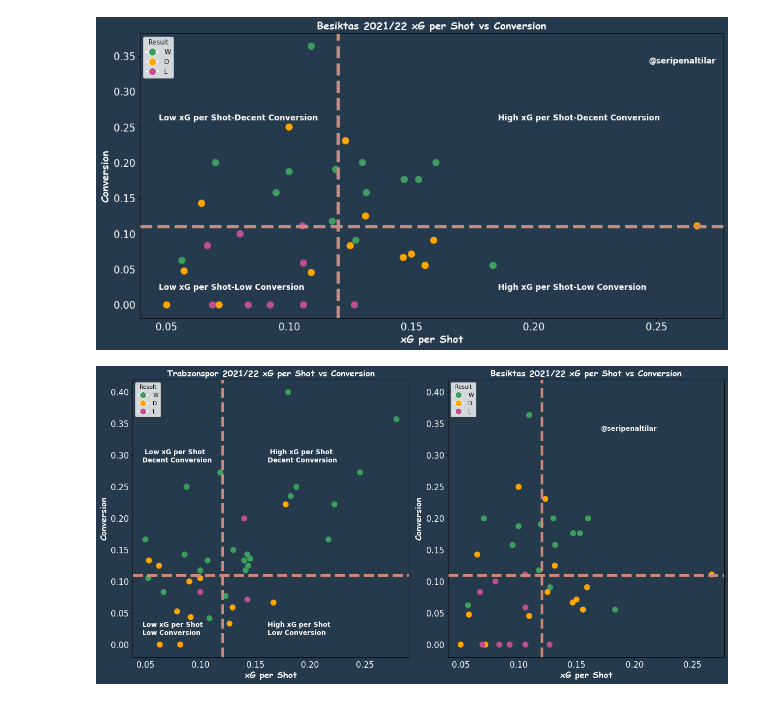
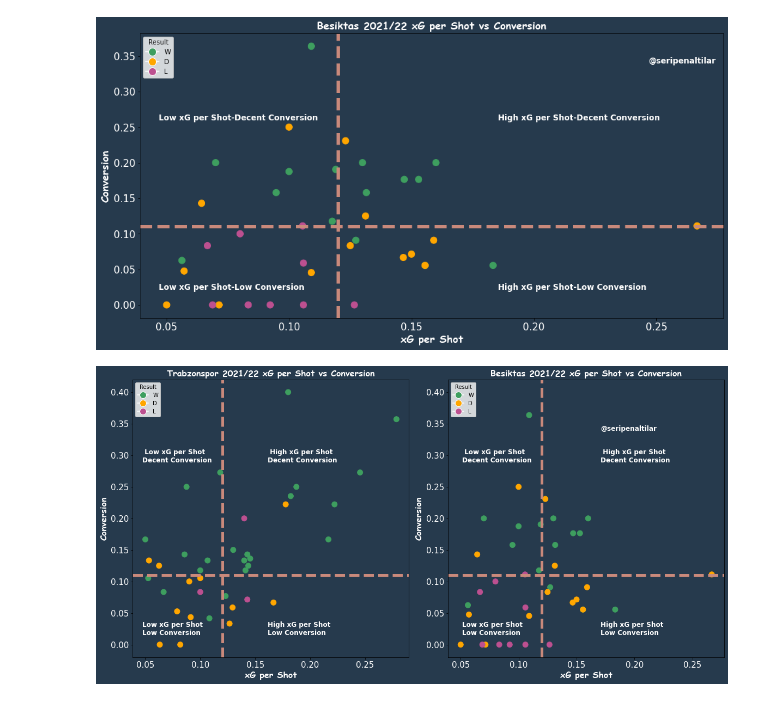
Before and after one commit to cabulut/totalfootball, a Jupyter notebook: Conversion vs xG per Shot.ipynb, the cells around one changed output. Cells and saved outputs as stored; diff of their text form; code cells hidden in the pictures.

Commit message:
conversion vs xG per shot

```diff
--- a/Conversion vs xG per Shot.ipynb
+++ b/Conversion vs xG per Shot.ipynb
@@ -172,31 +172,36 @@ ax2.scatter(xg['bjk_xG_per_shot'],xg['bjk_conversion'],s=100,c=xg['bjk_result'].
 
 font = {'family': 'Comic Sans MS',
        'color': 'white',
        'weight': 'bold',
        'size': 16
        }
 
 plt.axvline(x=0.12, ymin=0, ymax=1,lw=5,ls='--',c='#c9897b')
 plt.axhline(y=0.11, xmin=0, xmax=60,lw=5,ls='--',c='#c9897b')
 
 
 plt.xlabel('xG per Shot',fontdict=font)
 plt.ylabel('Conversion', fontdict=font)
 plt.xticks(fontsize=15,c='white')
 plt.yticks(fontsize=15,c='white')
 
 
 # creting legends
 handles = [Line2D([0], [0], marker='o', color='w', markerfacecolor=v, label=k, markersize=12) for k, v in colors.items()]
 ax2.legend(title='Result', handles=handles, loc='upper left')
 plt.figtext(0.80,0.80,'@seripenaltilar',color='white',fontweight="bold",fontsize=12)
 
 plt.figtext(0.27,0.70,' High xG per Shot\nDecent Conversion',color='white',fontweight="bold",fontsize=12)
 plt.figtext(0.27,0.15,'High xG per Shot\nLow Conversion',color='white',fontweight="bold",fontsize=12)
 plt.figtext(0.07,0.70,' Low xG per Shot\nDecent Conversion',color='white',fontweight="bold",fontsize=12)
 plt.figtext(0.07,0.15,'Low xG per Shot\nLow Conversion',color='white',fontweight="bold",fontsize=12)
 
+plt.figtext(0.80,0.70,' High xG per Shot\nDecent Conversion',color='white',fontweight="bold",fontsize=12)
+plt.figtext(0.80,0.15,'High xG per Shot\nLow Conversion',color='white',fontweight="bold",fontsize=12)
+plt.figtext(0.58,0.70,' Low xG per Shot\nDecent Conversion',color='white',fontweight="bold",fontsize=12)
+plt.figtext(0.58,0.15,'Low xG per Shot\nLow Conversion',color='white',fontweight="bold",fontsize=12)
+
 plt.title('Besiktas 2021/22 xG per Shot vs Conversion',fontdict=font)
 plt.show()
 # %% [output]
-[figure, old version]
+[figure, new version]
```
